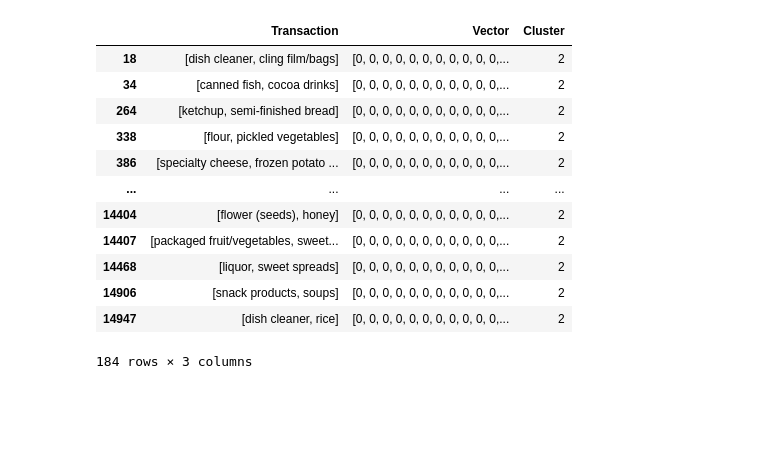
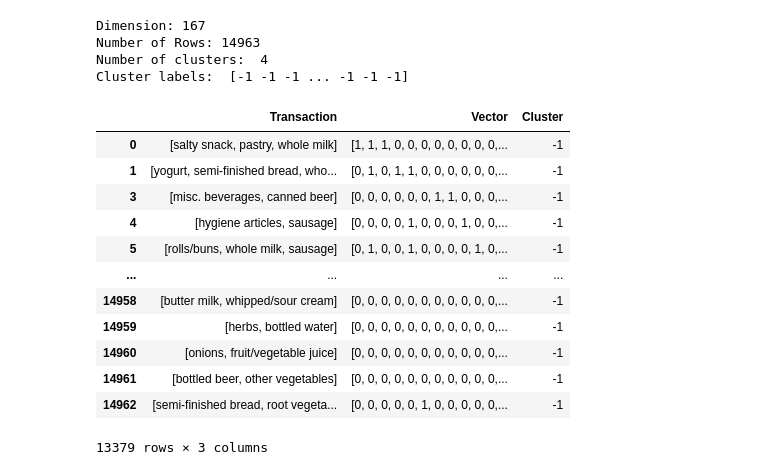
Before and after one commit to titim789/Data_Analytics_Project, a Jupyter notebook: Assignment 2/Clustering/DBScan.ipynb, the cells around one changed output. Drawn from its saved outputs; the diff is of its cells as text; code cells hidden in the pictures; blank space fills up the shorter version.

```diff
--- a/Assignment 2/Clustering/DBScan.ipynb
+++ b/Assignment 2/Clustering/DBScan.ipynb
@@ -56,16 +65,48 @@ data
+# %%
+# Generate sample data
+# data = np.random.rand(100, 2)
+data = pd.read_csv("./Dataset/basket_infreq_vector.csv", index_col=[0], converters={"Transaction": literal_eval, "Vector":literal_eval})
+data.head()
+
+dim = len(data["Vector"][0])
+n = data.shape[0]
+
+print("Dimension:", dim)
+print("Number of Rows:", n)
+
+# Create DBSCAN instance
+dbscan = DBSCAN(eps=0.01, min_samples=50)
+
+# Fit model to data and get labels
+vectors = list(data['Vector'])
+labels = dbscan.fit_predict(vectors)
+
+# Get number of clusters
+n_clusters = len(set(labels)) - (1 if -1 in labels else 0)
+
+# Print clusters
+print('Number of clusters: ', n_clusters)
+print('Cluster labels: ', labels)
+
+data["Cluster"] = labels
+# %% [output]
+Dimension: 167
+Number of Rows: 14963
+Number of clusters:  4
+Cluster labels:  [-1 -1 -1 ... -1 -1 -1]
 # %%
-data[data["Cluster"] == 2]
+data[data["Cluster"] == -1]
 # %% [output]
 |  | Transaction | Vector | Cluster |
-| 18 | [dish cleaner, cling film/bags] | [0, 0, 0, 0, 0, 0, 0, 0, 0, 0, 0,... | 2 |
-| 34 | [canned fish, cocoa drinks] | [0, 0, 0, 0, 0, 0, 0, 0, 0, 0, 0,... | 2 |
-| 264 | [ketchup, semi-finished bread] | [0, 0, 0, 0, 0, 0, 0, 0, 0, 0, 0,... | 2 |
-| 338 | [flour, pickled vegetables] | [0, 0, 0, 0, 0, 0, 0, 0, 0, 0, 0,... | 2 |
-| 386 | [specialty cheese, frozen potato ... | [0, 0, 0, 0, 0, 0, 0, 0, 0, 0, 0,... | 2 |
+| 0 | [salty snack, pastry, whole milk] | [1, 1, 1, 0, 0, 0, 0, 0, 0, 0, 0,... | -1 |
+| 1 | [yogurt, semi-finished bread, who... | [0, 1, 0, 1, 1, 0, 0, 0, 0, 0, 0,... | -1 |
+| 3 | [misc. beverages, canned beer] | [0, 0, 0, 0, 0, 0, 1, 1, 0, 0, 0,... | -1 |
+| 4 | [hygiene articles, sausage] | [0, 0, 0, 0, 1, 0, 0, 0, 1, 0, 0,... | -1 |
+| 5 | [rolls/buns, whole milk, sausage] | [0, 1, 0, 0, 1, 0, 0, 0, 0, 1, 0,... | -1 |
 | ... | ... | ... | ... |
-| 14404 | [flower (seeds), honey] | [0, 0, 0, 0, 0, 0, 0, 0, 0, 0, 0,... | 2 |
-| 14407 | [packaged fruit/vegetables, sweet... | [0, 0, 0, 0, 0, 0, 0, 0, 0, 0, 0,... | 2 |
-| 14468 | [liquor, sweet spreads] | [0, 0, 0, 0, 0, 0, 0, 0, 0, 0, 0,... | 2 |
-| 14906 | [snack products, soups] | [0, 0, 0, 0, 0, 0, 0, 0, 0, 0, 0,... | 2 |
-| 14947 | [dish cleaner, rice] | [0, 0, 0, 0, 0, 0, 0, 0, 0, 0, 0,... | 2 |
+| 14958 | [butter milk, whipped/sour cream] | [0, 0, 0, 0, 0, 0, 0, 0, 0, 0, 0,... | -1 |
+| 14959 | [herbs, bottled water] | [0, 0, 0, 0, 0, 0, 0, 0, 0, 0, 0,... | -1 |
+| 14960 | [onions, fruit/vegetable juice] | [0, 0, 0, 0, 0, 0, 0, 0, 0, 0, 0,... | -1 |
+| 14961 | [bottled beer, other vegetables] | [0, 0, 0, 0, 0, 0, 0, 0, 0, 0, 0,... | -1 |
+| 14962 | [semi-finished bread, root vegeta... | [0, 0, 0, 0, 0, 1, 0, 0, 0, 0, 0,... | -1 |
-184 rows × 3 columns
+13379 rows × 3 columns
```
Also changed, not shown: parts of 7 cells of this notebook, 4 other files.
